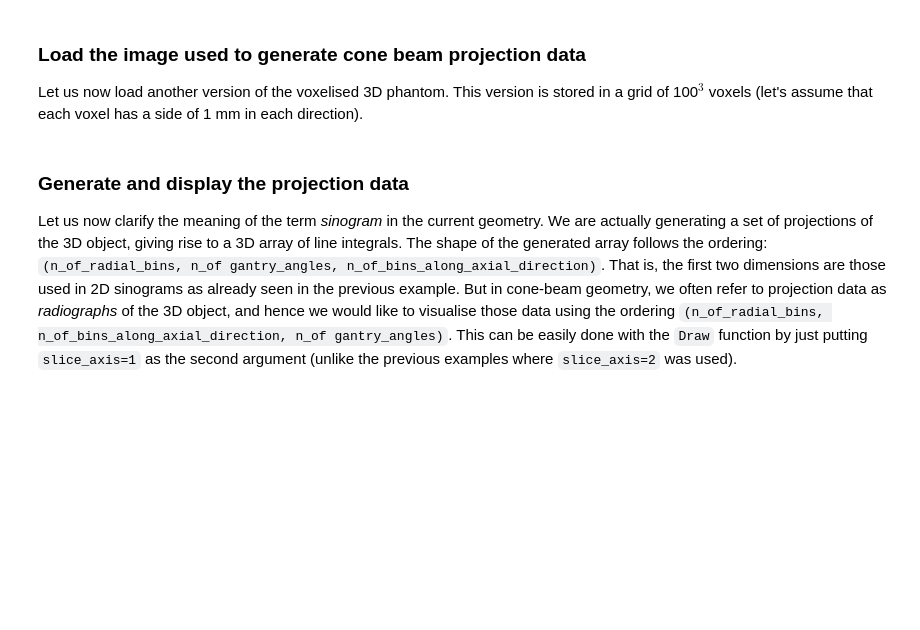
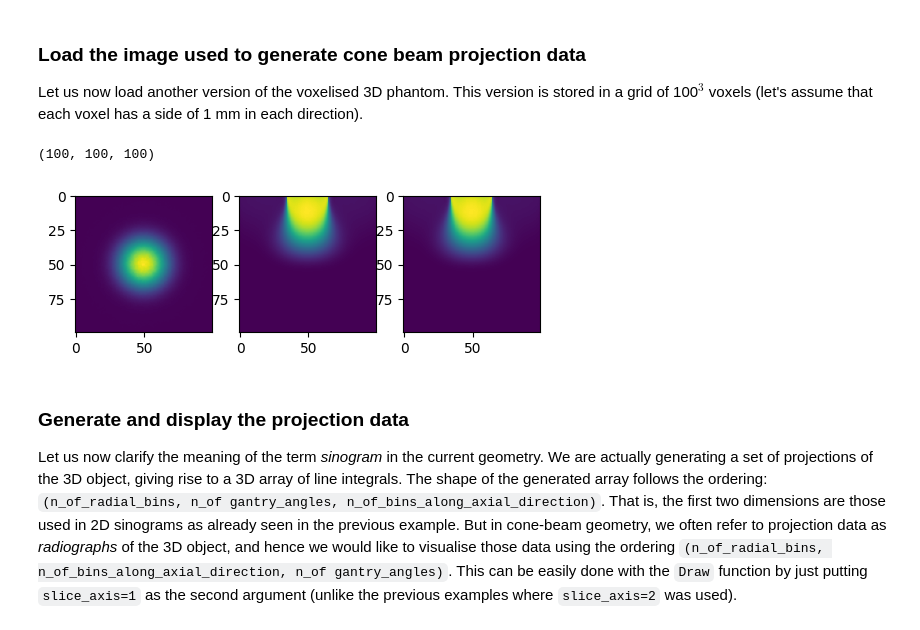
Before and after one commit to eleravera/3D_recon_DAPHNE, a Jupyter notebook: Notebook/ConeBeam.ipynb, the cells around one changed output. Cells and saved outputs as stored; diff of their text form; code cells hidden in the pictures; blank space fills up the shorter version.

```diff
--- a/Notebook/ConeBeam.ipynb
+++ b/Notebook/ConeBeam.ipynb
@@ -76,11 +113,15 @@ input_file_name = '../Data/cilinder.npz'
 input_img = np.load(input_file_name)['matrix']
 input_img = np.transpose(input_img, (2, 1, 0))
 # %%
-#input_img = np.load('/home/eleonora/eFLASH_3D_Sim-build/Dose_Map_30mm/spettro_9MeV/doseDistribution.npz')['doseDistr'].astype(np.float64)
+input_file_name = '/home/eleonora/eFLASH_3D_Sim-build/Dose_Map_30mm/spettro_9MeV/doseDistribution.npz'
+input_img = np.load(input_file_name)['doseDistr'].astype(np.float64)
 
 fig, ax = plt.subplots(1, 3, figsize=(6,12))
 ax[0].imshow(input_img[50,:,:])
 ax[1].imshow(input_img[:,50,:])
 ax[2].imshow(input_img[:,:,50])
 
 print(input_img.shape)
+# %% [output]
+(100, 100, 100)
+[figure, added]
```
Also changed, not shown: parts of 12 cells of this notebook, 8 other files.
